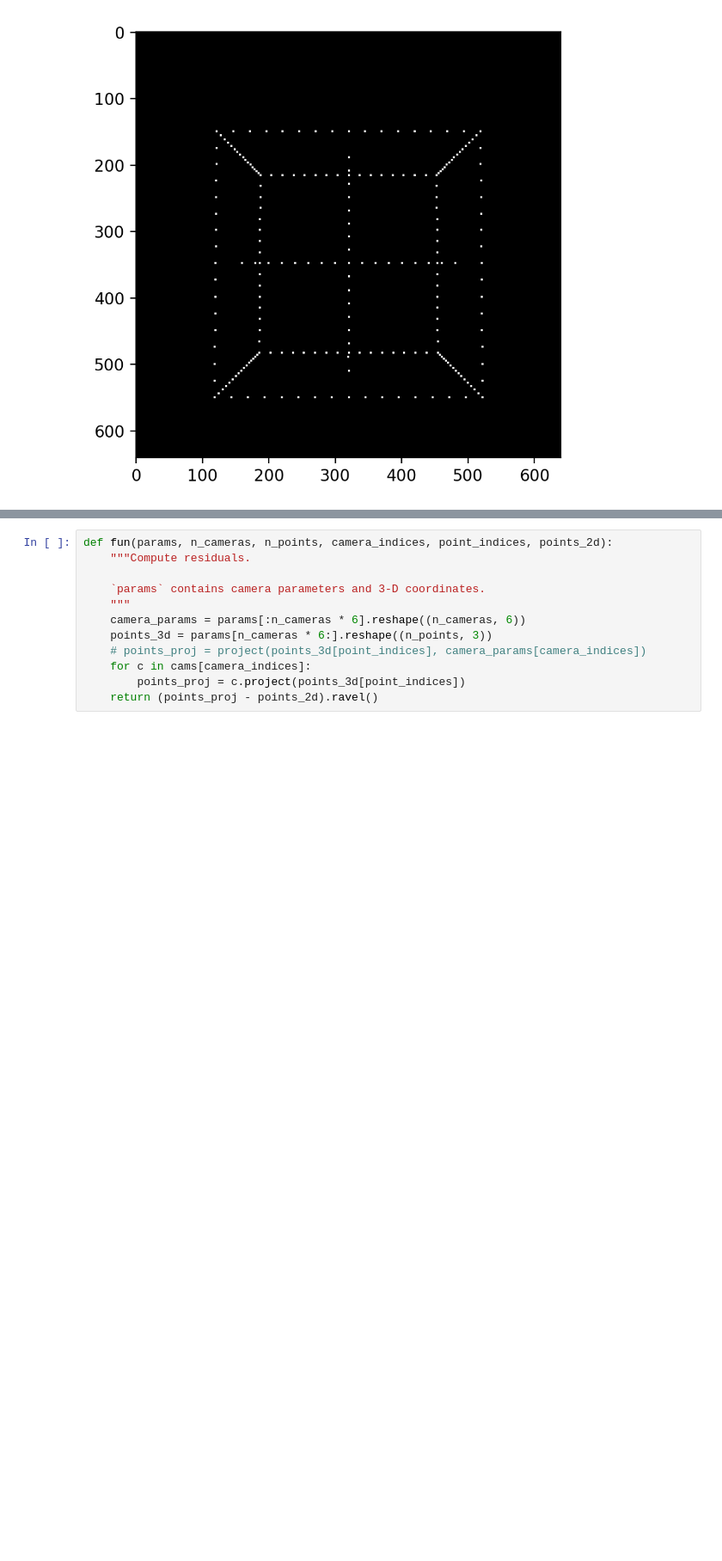
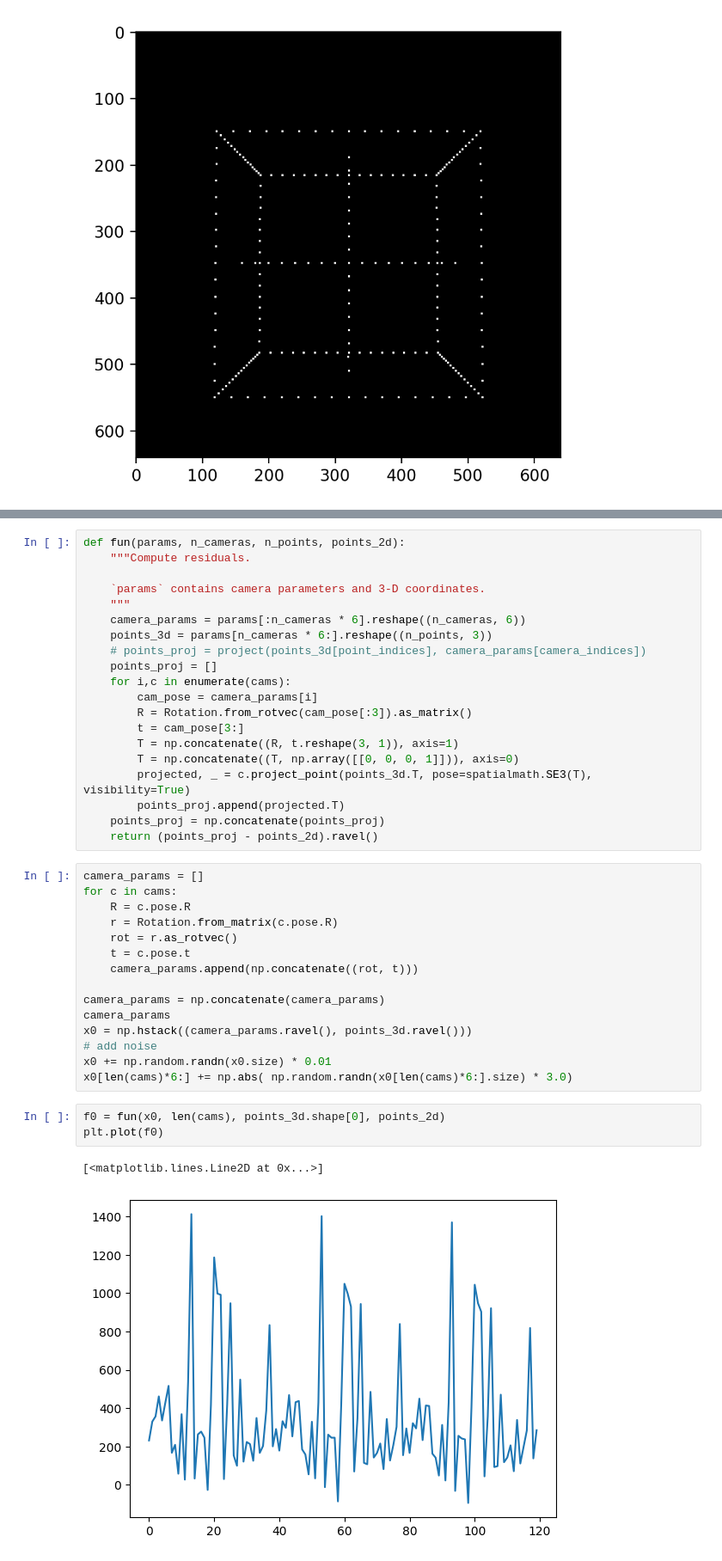
Before and after one commit to simutisernestas/UAVTR, a Jupyter notebook: notebooks/cube_bundle.ipynb, the cells around one changed output, grey strips where cells are left out. Shown at 86% size. Drawn from its saved outputs; the diff is of its cells as text; blank space fills up the shorter version.

```diff
--- a/notebooks/cude_bundle.ipynb
+++ b/notebooks/cube_bundle.ipynb
@@ -141,5 +142,5 @@ for i in range(3):
 # %%
-def fun(params, n_cameras, n_points, camera_indices, point_indices, points_2d):
+def fun(params, n_cameras, n_points, points_2d):
     """Compute residuals.
 
     `params` contains camera parameters and 3-D coordinates.
@@ -147,6 +148,35 @@ def fun(params, n_cameras, n_points, camera_indices, point_indices, points_2d):
     camera_params = params[:n_cameras * 6].reshape((n_cameras, 6))
     points_3d = params[n_cameras * 6:].reshape((n_points, 3))
     # points_proj = project(points_3d[point_indices], camera_params[camera_indices])
-    for c in cams[camera_indices]:
-        points_proj = c.project(points_3d[point_indices])
+    points_proj = []
+    for i,c in enumerate(cams):
+        cam_pose = camera_params[i]
+        R = Rotation.from_rotvec(cam_pose[:3]).as_matrix()
+        t = cam_pose[3:]
+        T = np.concatenate((R, t.reshape(3, 1)), axis=1)
+        T = np.concatenate((T, np.array([[0, 0, 0, 1]])), axis=0)
+        projected, _ = c.project_point(points_3d.T, pose=spatialmath.SE3(T), visibility=True)
+        points_proj.append(projected.T)
+    points_proj = np.concatenate(points_proj)
     return (points_proj - points_2d).ravel()
+# %%
+camera_params = []
+for c in cams:
+    R = c.pose.R
+    r = Rotation.from_matrix(c.pose.R)
+    rot = r.as_rotvec()
+    t = c.pose.t
+    camera_params.append(np.concatenate((rot, t)))
+
+camera_params = np.concatenate(camera_params)
+camera_params
+x0 = np.hstack((camera_params.ravel(), points_3d.ravel()))
+# add noise
+x0 += np.random.randn(x0.size) * 0.01
+x0[len(cams)*6:] += np.abs( np.random.randn(x0[len(cams)*6:].size) * 3.0)
+# %%
+f0 = fun(x0, len(cams), points_3d.shape[0], points_2d)
+plt.plot(f0)
+# %% [output]
+[<matplotlib.lines.Line2D at 0x...>]
+[figure, added]
```
Also changed, not shown: parts of 4 cells of this notebook, 11 other files.
